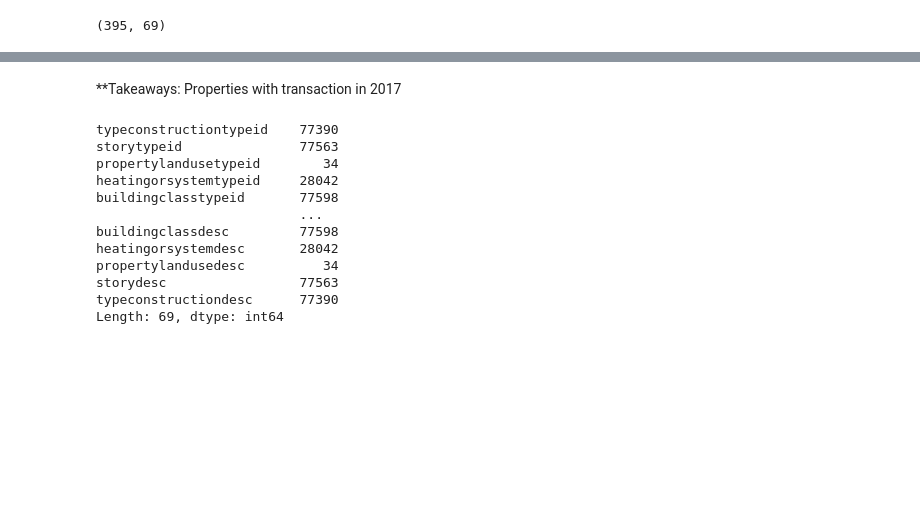
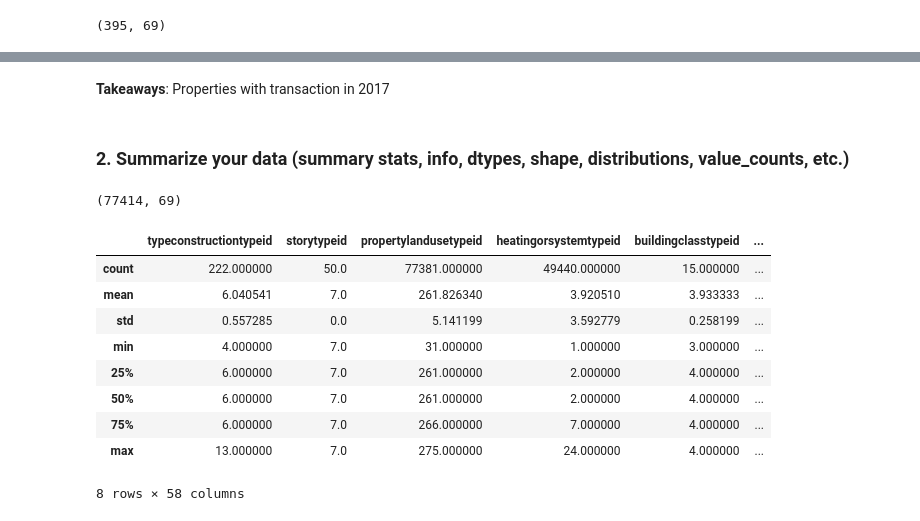
Before and after one commit to Yongliang-Shi/clustering-exercises, a Jupyter notebook: zillow.ipynb, the cells around one changed output, grey strips where cells are left out. Cells and saved outputs as stored; diff of their text form; code cells hidden in the pictures; blank space fills up the shorter version.

```diff
--- a/zillow.ipynb
+++ b/zillow.ipynb
@@ -168,17 +161,24 @@ False
 # %% [markdown]
-**Takeaways: Properties with transaction in 2017
+**Takeaways**: Properties with transaction in 2017
-# %%
-df.isnull().sum(axis=0)
-# %% [output]
-typeconstructiontypeid    77390
-storytypeid               77563
-propertylandusetypeid        34
-heatingorsystemtypeid     28042
-buildingclasstypeid       77598
-                          ...
-buildingclassdesc         77598
-heatingorsystemdesc       28042
-propertylandusedesc          34
-storydesc                 77563
-typeconstructiondesc      77390
-Length: 69, dtype: int64
+# %% [markdown]
+### 2. Summarize your data (summary stats, info, dtypes, shape, distributions, value_counts, etc.)
+# %%
+zillow = prepare.clean_zillow(df)
+zillow.shape
+# %% [output]
+(77414, 69)
+# %%
+# Summary stats
+
+zillow.describe()
+# %% [output]
+|  | typeconstructiontypeid | storytypeid | propertylandusetypeid | heatingorsystemtypeid | buildingclasstypeid | ... |
+| count | 222.000000 | 50.0 | 77381.000000 | 49440.000000 | 15.000000 | ... |
+| mean | 6.040541 | 7.0 | 261.826340 | 3.920510 | 3.933333 | ... |
+| std | 0.557285 | 0.0 | 5.141199 | 3.592779 | 0.258199 | ... |
+| min | 4.000000 | 7.0 | 31.000000 | 1.000000 | 3.000000 | ... |
+| 25% | 6.000000 | 7.0 | 261.000000 | 2.000000 | 4.000000 | ... |
+| 50% | 6.000000 | 7.0 | 261.000000 | 2.000000 | 4.000000 | ... |
+| 75% | 6.000000 | 7.0 | 266.000000 | 7.000000 | 4.000000 | ... |
+| max | 13.000000 | 7.0 | 275.000000 | 24.000000 | 4.000000 | ... |
+8 rows × 58 columns
```
Also changed, not shown: parts of 26 cells of this notebook.
